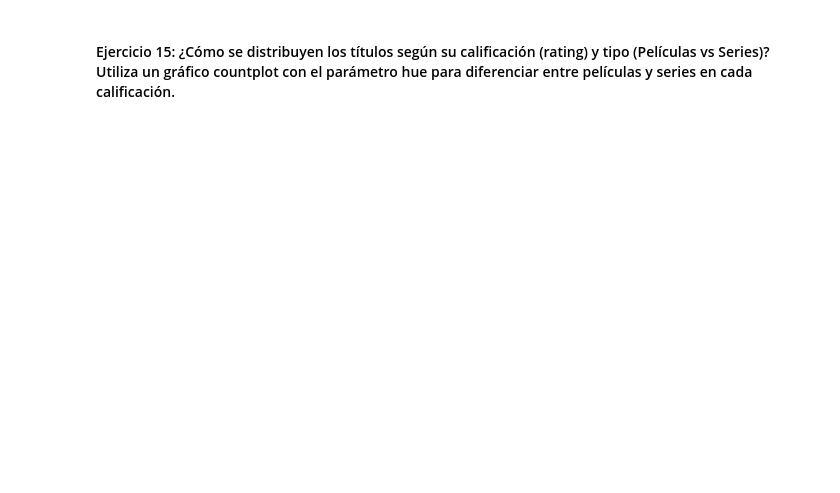
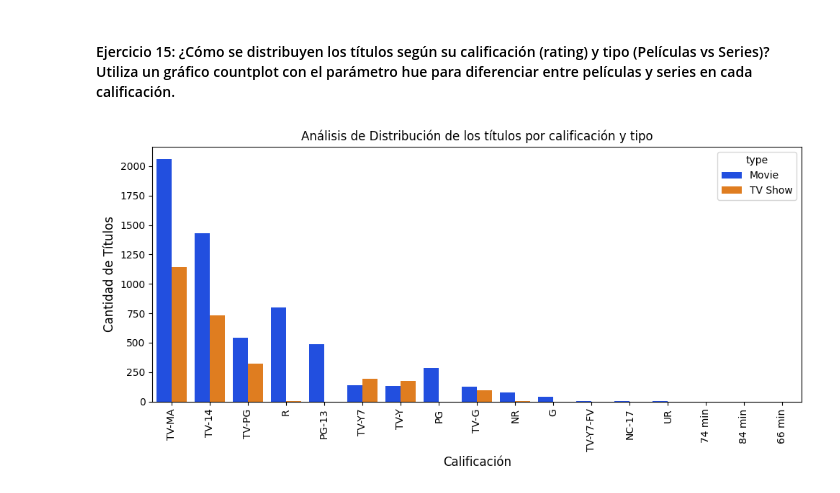
Before and after one commit to apelsito/laboratorio-modulo2-leccion04-visualizacion, a Jupyter notebook: laboratorio-modulo2-leccion04-visualizacion.ipynb, the cells around one changed output. Cells and saved outputs as stored; diff of their text form; code cells hidden in the pictures; blank space fills up the shorter version.

```diff
--- a/laboratorio-modulo2-leccion04-visualizacion.ipynb
+++ b/laboratorio-modulo2-leccion04-visualizacion.ipynb
@@ -309,2 +320,13 @@ df_idiomas = df[df['Language'].isin(top_10_idiomas)]
 # %% [markdown]
 #### Ejercicio 15: ¿Cómo se distribuyen los títulos según su calificación (rating) y tipo (Películas vs Series)? Utiliza un gráfico countplot con el parámetro hue para diferenciar entre películas y series en cada calificación.
+# %%
+ratings = df["rating"].value_counts()
+plt.figure(figsize=(10,5))
+sns.countplot(x="rating",hue="type",data=df,palette="bright",order=df["rating"].value_counts().index)
+plt.xticks(rotation = 90)
+plt.xlabel("Calificación",fontsize=12)
+plt.ylabel("Cantidad de Títulos",fontsize=12)
+plt.title("Análisis de Distribución de los títulos por calificación y tipo")
+plt.tight_layout()
+# %% [output]
+[figure, added]
```
Also changed, not shown: parts of 5 cells of this notebook.
